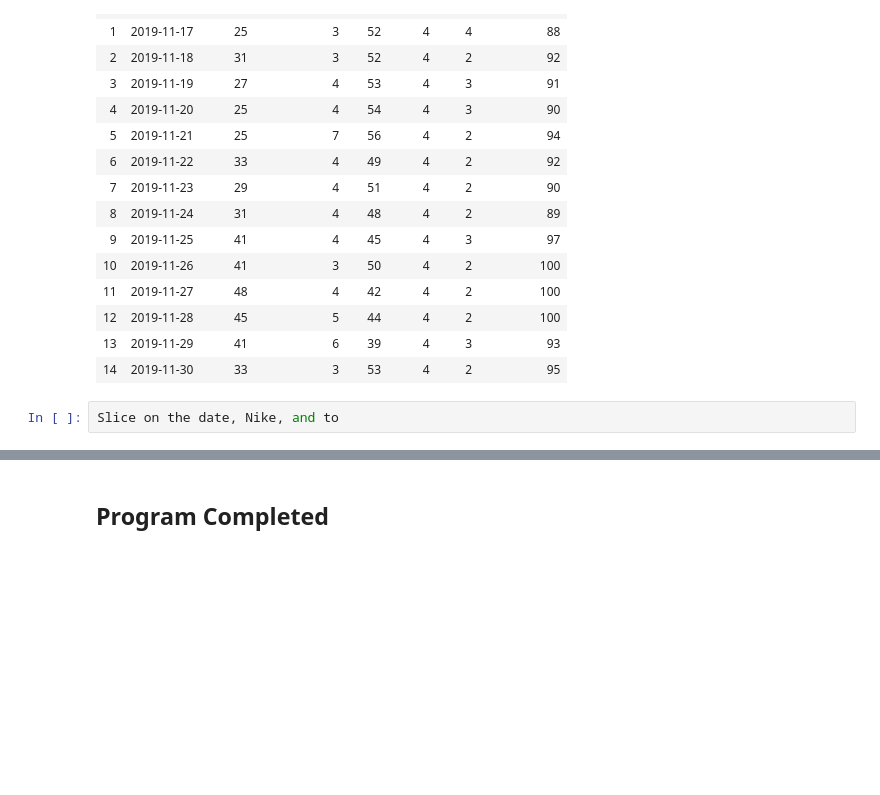
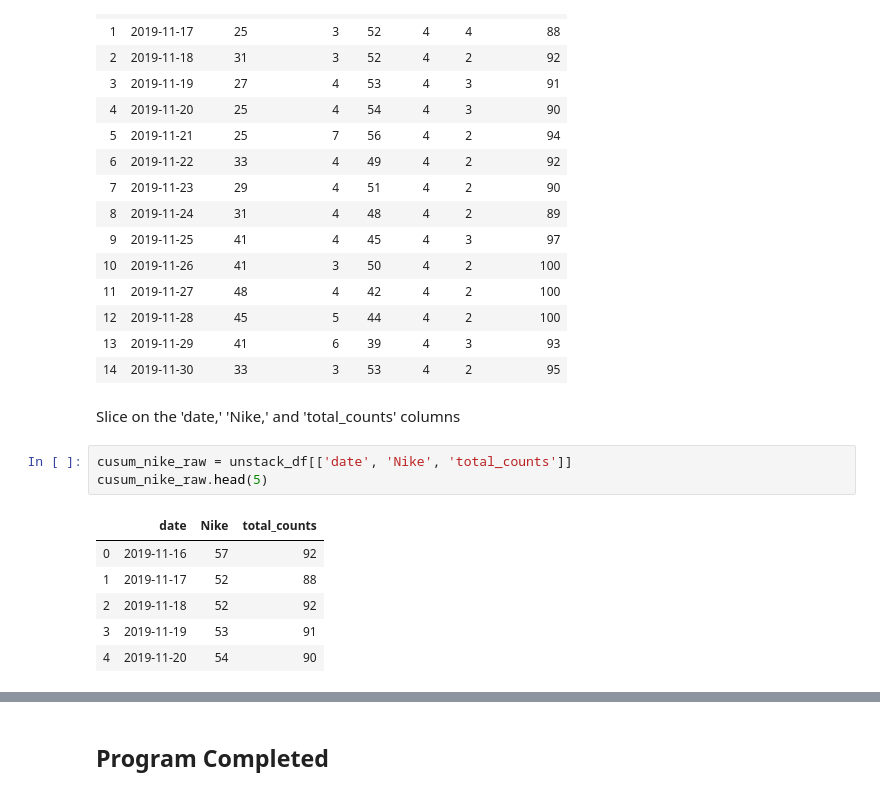
Before and after one commit to dxjester/Py.sneaker_webscrape, a Jupyter notebook: sneaker_scrape_nb.ipynb, the cells around one changed output, grey strips where cells are left out. Drawn from its saved outputs; the diff is of its cells as text; blank space fills up the shorter version.

```diff
--- a/sneaker_scrape_nb.ipynb
+++ b/sneaker_scrape_nb.ipynb
@@ -1270,5 +1270,15 @@ unstack_df.head(5)
 | 12 | 2019-11-28 | 45 | 5 | 44 | 4 | 2 | 100 |
 | 13 | 2019-11-29 | 41 | 6 | 39 | 4 | 3 | 93 |
 | 14 | 2019-11-30 | 33 | 3 | 53 | 4 | 2 | 95 |
-# %%
-Slice on the date, Nike, and to
+# %% [markdown]
+Slice on the 'date,' 'Nike,' and 'total_counts' columns
+# %%
+cusum_nike_raw = unstack_df[['date', 'Nike', 'total_counts']]
+cusum_nike_raw.head(5)
+# %% [output]
+|  | date | Nike | total_counts |
+| 0 | 2019-11-16 | 57 | 92 |
+| 1 | 2019-11-17 | 52 | 88 |
+| 2 | 2019-11-18 | 52 | 92 |
+| 3 | 2019-11-19 | 53 | 91 |
+| 4 | 2019-11-20 | 54 | 90 |
```
Also changed, not shown: parts of 5 cells of this notebook.
